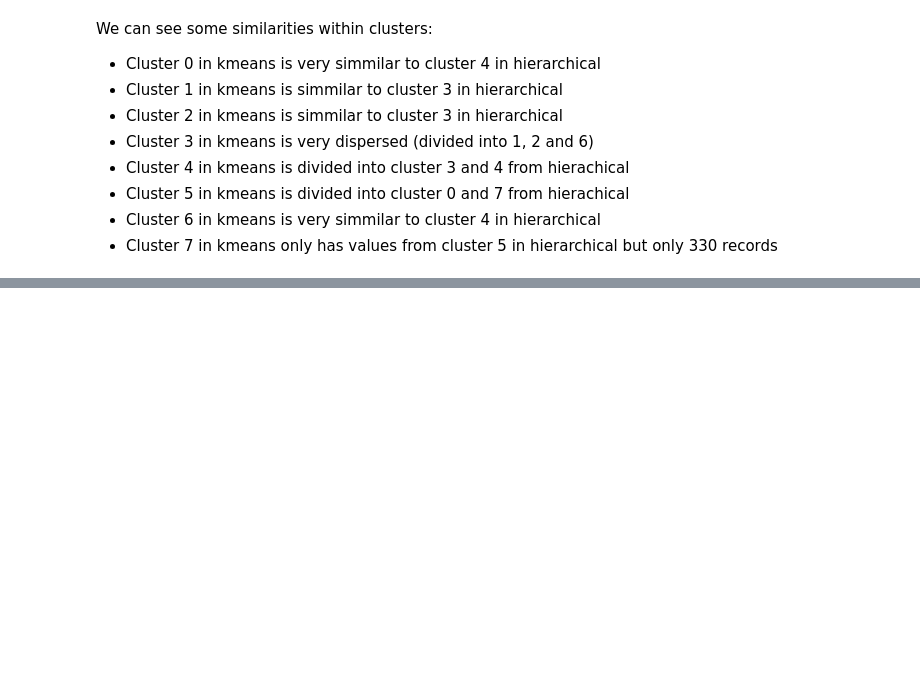
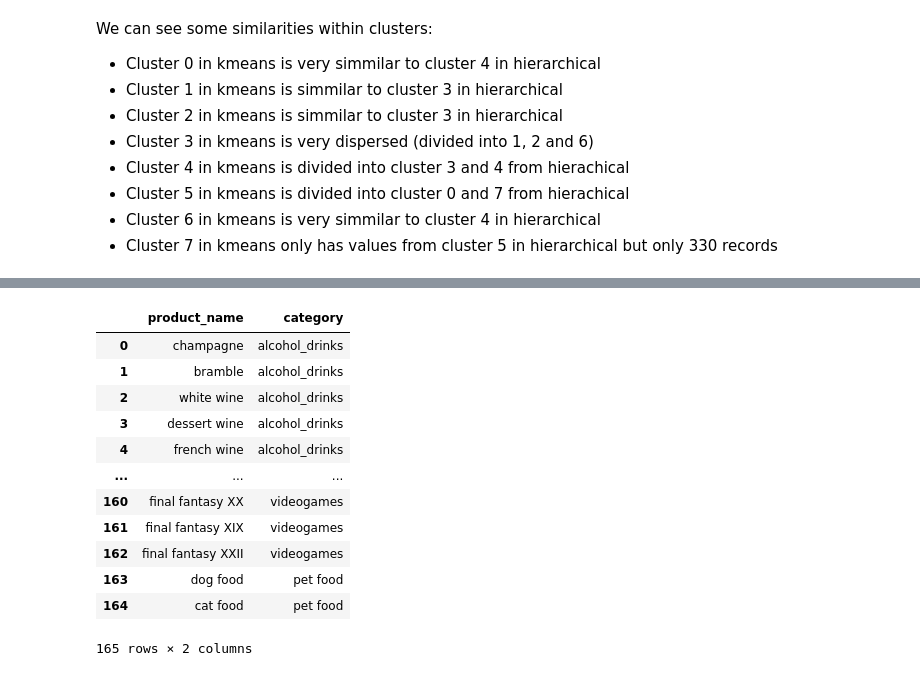
Before and after one commit to mitoma10110/ML2_Project, a Jupyter notebook: jo_notebook.ipynb, the cells around one changed output, grey strips where cells are left out. Drawn from its saved outputs; the diff is of its cells as text; code cells hidden in the pictures; blank space fills up the shorter version.

```diff
--- a/jo_notebook.ipynb
+++ b/jo_notebook.ipynb
@@ -388,0 +421,16 @@ We can see some similarities within clusters:
+# %%
+prod_map
+# %% [output]
+|  | product_name | category |
+| 0 | champagne | alcohol_drinks |
+| 1 | bramble | alcohol_drinks |
+| 2 | white wine | alcohol_drinks |
+| 3 | dessert wine | alcohol_drinks |
+| 4 | french wine | alcohol_drinks |
+| ... | ... | ... |
+| 160 | final fantasy XX | videogames |
+| 161 | final fantasy XIX | videogames |
+| 162 | final fantasy XXII | videogames |
+| 163 | dog food | pet food |
+| 164 | cat food | pet food |
+165 rows × 2 columns
```
Also changed, not shown: parts of 2 cells of this notebook.
